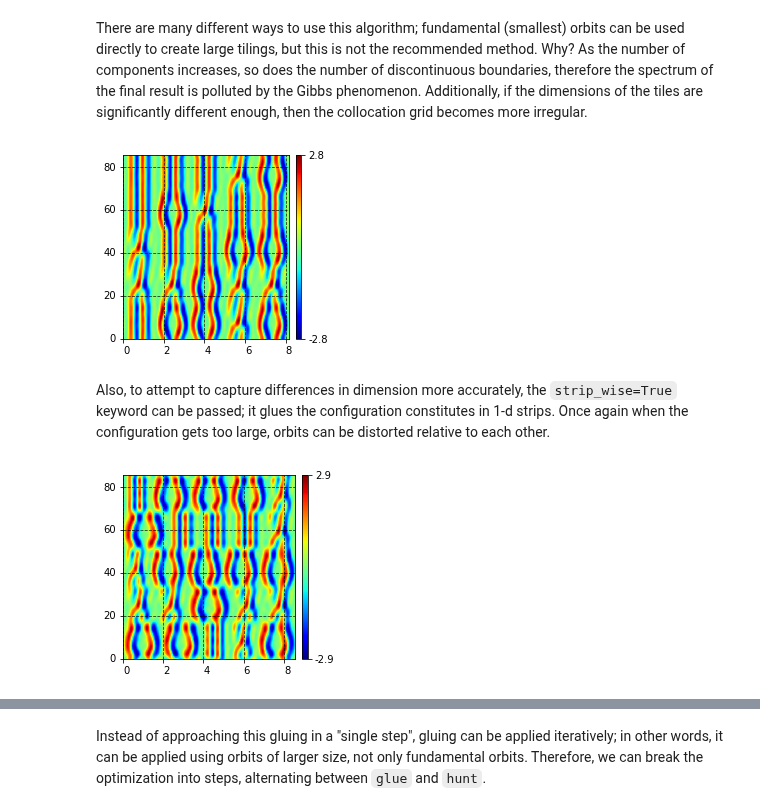
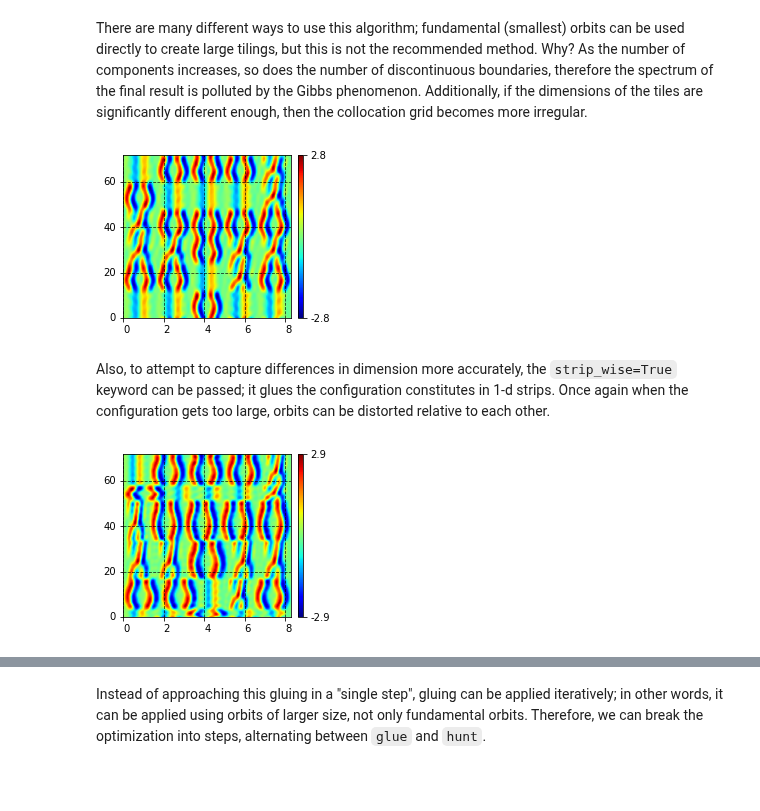
Before and after one commit to chaotic-systems/orbithunter, a Jupyter notebook: notebooks/gluing.ipynb, the cells around one changed output, grey strips where cells are left out. Cells and saved outputs as stored; diff of their text form; code cells hidden in the pictures; blank space fills up the shorter version.

```diff
--- a/notebooks/gluing.ipynb
+++ b/notebooks/gluing.ipynb
@@ -18,5 +18,5 @@ The first step in the gluing is to identify the orbits that we want to glue toge
 I'll use the "fundamental periodic orbits"; those of minimal spatiotemporal extent.
 # %%
 keys = (0,1,2)
-fpos = ('space_padded/defect', 'space_padded/double_streak', 'default/wiggle')
+fpos = ('space_padded/defect', 'default/one_and_half_streak', 'default/wiggle')
 td = orb.read_tileset('./data/tiles.h5', keys, fpos)
@@ -45,20 +64,20 @@ There are many different ways to use this algorithm; fundamental (smallest) orbi
 tilings, but this is not the recommended method. Why? As the number of components increases, so does the number of discontinuous boundaries, therefore the spectrum of the final result is polluted by the Gibbs phenomenon. Additionally,
 if the dimensions of the tiles are significantly different enough, then the collocation grid becomes more irregular.
 # %%
-np.random.seed(30)
-big_symbol_array = (3*np.random.rand(5, 5)).astype(int)
+np.random.seed(20)
+big_symbol_array = (3*np.random.rand(6, 5)).astype(int)
 big_tiling = orb.tile(big_symbol_array, td, orb.OrbitKS, strip_wise=False, gluing_order=(1,0)).resize(32, 48)
 big_tiling.plot(padding=True)
 # %% [output]
-[figure, old version]
+[figure, new version]
 # %% [markdown]
 Also, to attempt to capture differences in dimension more accurately, the `strip_wise=True` keyword can be passed; it
 glues the configuration constitutes in 1-d strips. Once again when the configuration gets too large, orbits can be distorted relative to each other.
 # %%
 np.random.seed(20)
-big_symbol_array = (3*np.random.rand(5, 5)).astype(int)
-big_tiling = orb.tile(big_symbol_array, td, orb.OrbitKS, strip_wise=True, gluing_order=(1,0)).resize(32, 48)
+big_symbol_array = (3*np.random.rand(6, 5)).astype(int)
+big_tiling = orb.tile(big_symbol_array, td, orb.OrbitKS, strip_wise=True, gluing_order=(1,0)).resize(48, 64)
 big_tiling.plot(padding=True)
 # %% [output]
-[figure, old version]
+[figure, new version]
 # %%
```
Also changed, not shown: parts of 24 cells of this notebook, 21 other files.
